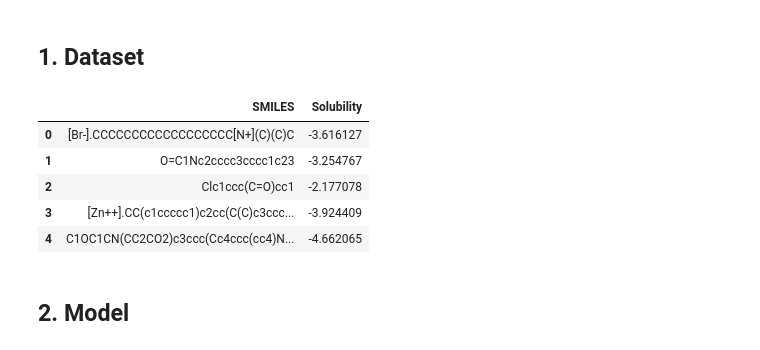
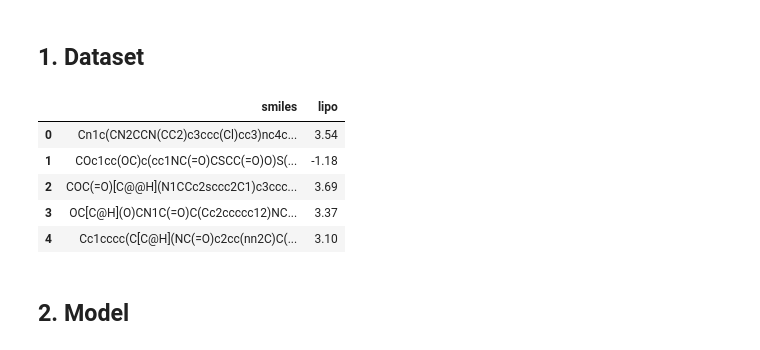
Before and after one commit to tslafferty/workshop_ml_for_molecules, a Jupyter notebook: Wednesday/Day3_GCNNs.ipynb, the cells around one changed output. Drawn from its saved outputs; the diff is of its cells as text; code cells hidden in the pictures.

```diff
--- a/Wednesday/Day3_GCNNs.ipynb
+++ b/Wednesday/Day3_GCNNs.ipynb
@@ -148,16 +148,16 @@ def get_atom_features(smi_list):
 # %% [markdown]
 ## 1. Dataset
 # %%
-data_path = '9th_workshop_ml_for_molecules/data/aqsol.csv'
+data_path = '9th_workshop_ml_for_molecules/data/lipo_smiles.csv'
 df = pd.read_csv(data_path)
 df.head()
 # %% [output]
-|  | SMILES | Solubility |
-| 0 | [Br-].CCCCCCCCCCCCCCCCCC[N+](C)(C)C | -3.616127 |
-| 1 | O=C1Nc2cccc3cccc1c23 | -3.254767 |
-| 2 | Clc1ccc(C=O)cc1 | -2.177078 |
-| 3 | [Zn++].CC(c1ccccc1)c2cc(C(C)c3ccc... | -3.924409 |
-| 4 | C1OC1CN(CC2CO2)c3ccc(Cc4ccc(cc4)N... | -4.662065 |
+|  | smiles | lipo |
+| 0 | Cn1c(CN2CCN(CC2)c3ccc(Cl)cc3)nc4c... | 3.54 |
+| 1 | COc1cc(OC)c(cc1NC(=O)CSCC(=O)O)S(... | -1.18 |
+| 2 | COC(=O)[C@@H](N1CCc2sccc2C1)c3ccc... | 3.69 |
+| 3 | OC[C@H](O)CN1C(=O)C(Cc2ccccc12)NC... | 3.37 |
+| 4 | Cc1cccc(C[C@H](NC(=O)c2cc(nn2C)C(... | 3.10 |
 # %%
 from torch_geometric.data import InMemoryDataset
 from torch_geometric.data import Data
```
Also changed, not shown: parts of 5 cells of this notebook.
